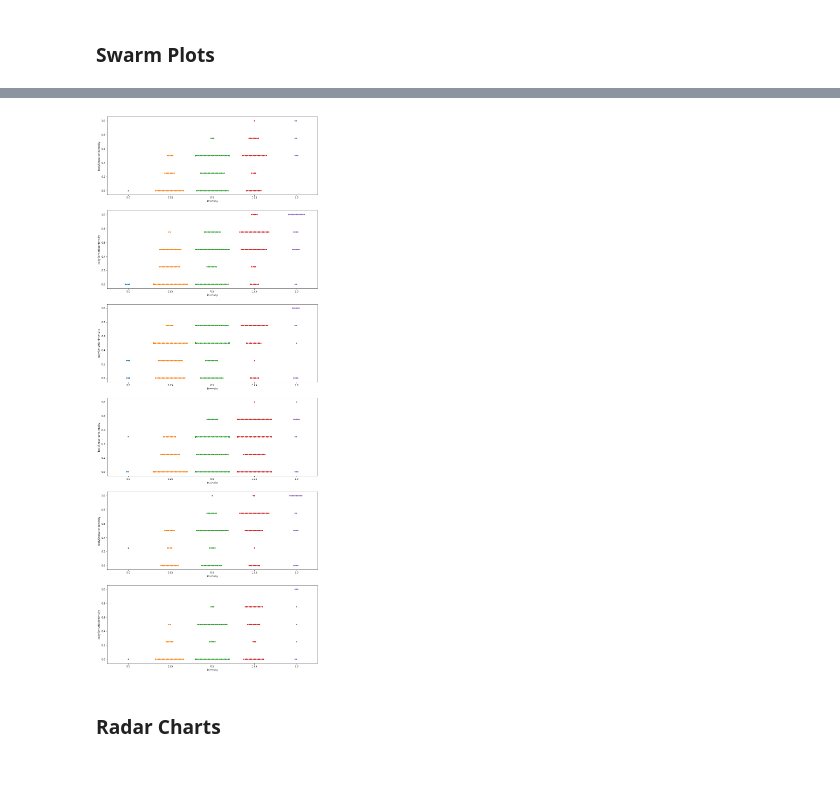
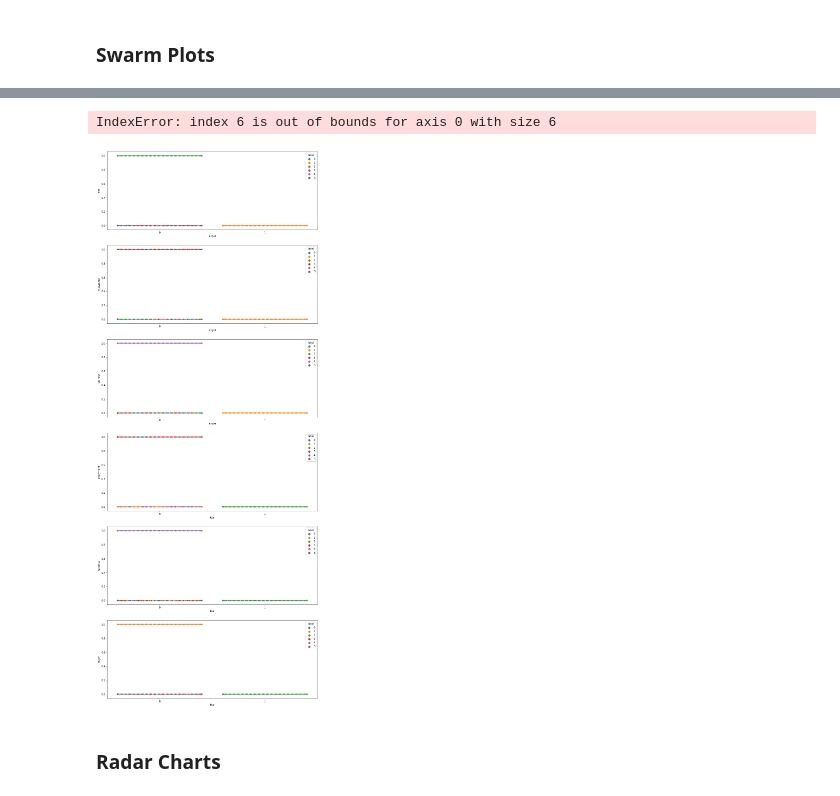
Before and after one commit to monica-oyarzun/capstone, a Jupyter notebook: kMeans_w_PCA.ipynb, the cells around one changed output, grey strips where cells are left out. Drawn from its saved outputs; the diff is of its cells as text; code cells hidden in the pictures.

```diff
--- a/kMeans_w_PCA.ipynb
+++ b/kMeans_w_PCA.ipynb
@@ -372,9 +404,23 @@ for i in range(6):
 # %%
 fig, ax = plt.subplots(6, 1, figsize=(15, 40))
-for i in range(6):
-    sns.swarmplot(x='intensity', y='bodySensationIntensity', data=test_subset[predictions == i], ax=ax[i]);
+
+emotions1 = ['anger', 'fear', 'enjoyment', 'sadness']
+emotions2 = ['fear', 'enjoyment', 'sadness', 'anger']
+num = 0
+
+for e1 in emotions1:
+    for e2 in emotions2:
+        if e1 == e2:
+            continue
+        else:
+            sns.swarmplot(x=e1, y=e2, hue='label', data=test_subset, ax=ax[num]);
+            num += 1
+
+# for i in range(6):
+#     sns.swarmplot(x='intensity', y='bodySensationIntensity', data=test_subset[predictions == i], ax=ax[i]);
 # %% [output]
+IndexError: index 6 is out of bounds for axis 0 with size 6
-[figure, old version]
+[figure, new version]
 # %% [markdown]
 ### Radar Charts
 # %%
```
Also changed, not shown: parts of 7 cells of this notebook.
